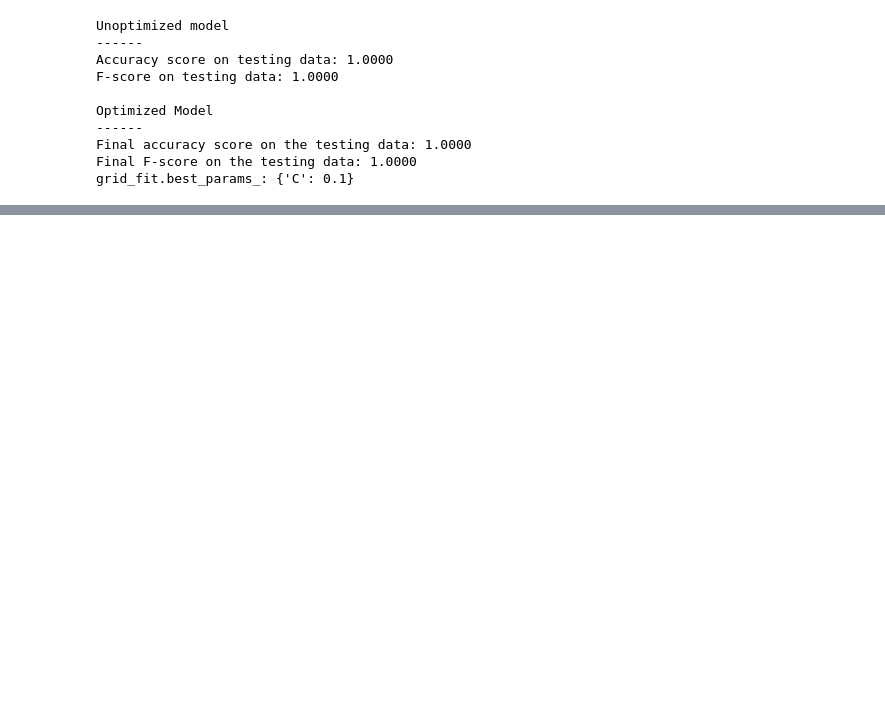
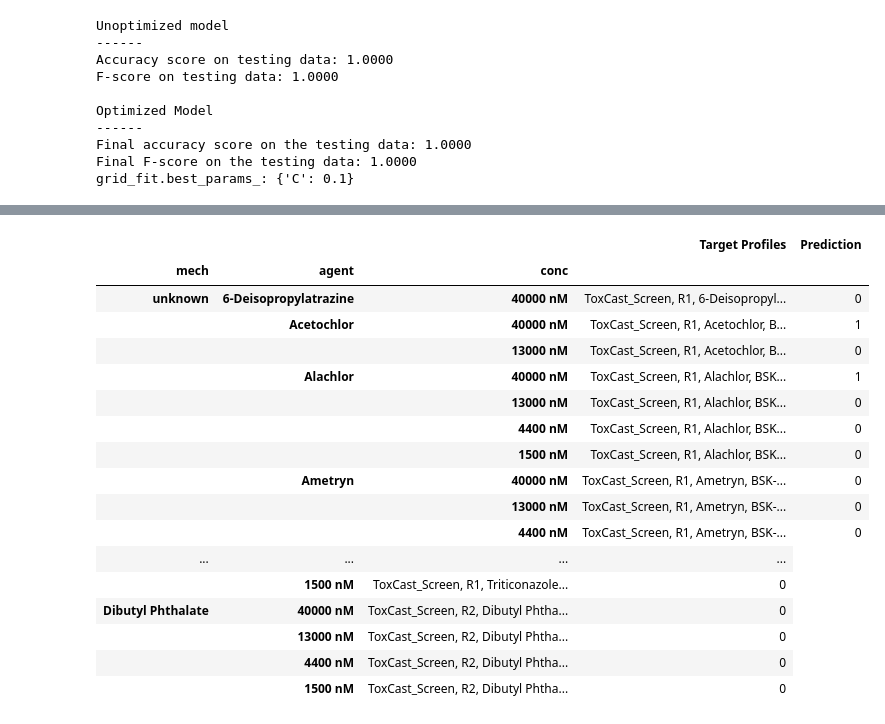
Before and after one commit to AntalBerenyi/SVM, a Jupyter notebook: Notebooks/Predict mTOR inhibitor Mechanism.ipynb, the cells around one changed output, grey strips where cells are left out. Saved outputs shown, nothing was run; the diff lists cells and outputs as text; code cells hidden in the pictures; blank space fills up the shorter version.

```diff
--- a/Notebooks/Predict mTOR inhibitor Mechanism.ipynb
+++ b/Notebooks/Predict mTOR inhibitor Mechanism.ipynb
@@ -326,0 +445,29 @@ target_mechanism = 'mTOR inhibitor'
+# %%
+predictions = best_clf.predict(unknown)
+
+predictions = pdf({'Prediction': best_clf.predict(unknown), 'Target Profiles': target_profiles})
+#predictions.reset_index(inplace=True)
+pd.options.display.max_colwidth = 100 # to fit long profile name
+pd.options.display.max_rows = 1000
+
+display(predictions[['Target Profiles', 'Prediction']])
+predictions.reset_index('mech', inplace=True)
+# %% [output]
+|  |  |  | Target Profiles | Prediction |
+| mech | agent | conc |  |  |
+| unknown | 6-Deisopropylatrazine | 40000 nM | ToxCast_Screen, R1, 6-Deisopropyl... | 0 |
+|  | Acetochlor | 40000 nM | ToxCast_Screen, R1, Acetochlor, B... | 1 |
+|  |  | 13000 nM | ToxCast_Screen, R1, Acetochlor, B... | 0 |
+|  | Alachlor | 40000 nM | ToxCast_Screen, R1, Alachlor, BSK... | 1 |
+|  |  | 13000 nM | ToxCast_Screen, R1, Alachlor, BSK... | 0 |
+|  |  | 4400 nM | ToxCast_Screen, R1, Alachlor, BSK... | 0 |
+|  |  | 1500 nM | ToxCast_Screen, R1, Alachlor, BSK... | 0 |
+|  | Ametryn | 40000 nM | ToxCast_Screen, R1, Ametryn, BSK-... | 0 |
+|  |  | 13000 nM | ToxCast_Screen, R1, Ametryn, BSK-... | 0 |
+|  |  | 4400 nM | ToxCast_Screen, R1, Ametryn, BSK-... | 0 |
+| ... | ... | ... | ... |
+|  | 1500 nM | ToxCast_Screen, R1, Triticonazole... | 0 |
+| Dibutyl Phthalate | 40000 nM | ToxCast_Screen, R2, Dibutyl Phtha... | 0 |
+|  | 13000 nM | ToxCast_Screen, R2, Dibutyl Phtha... | 0 |
+|  | 4400 nM | ToxCast_Screen, R2, Dibutyl Phtha... | 0 |
+|  | 1500 nM | ToxCast_Screen, R2, Dibutyl Phtha... | 0 |
```
Also changed, not shown: parts of 26 cells of this notebook, 7 other files.
